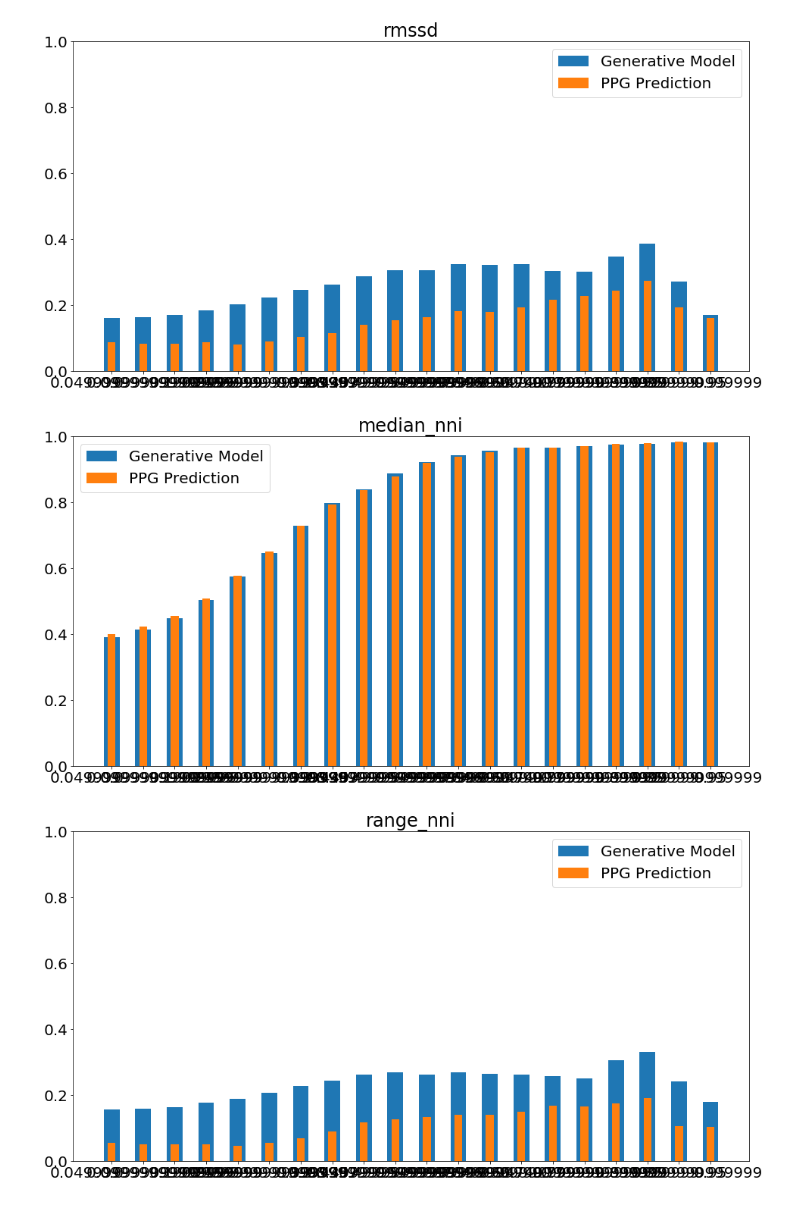
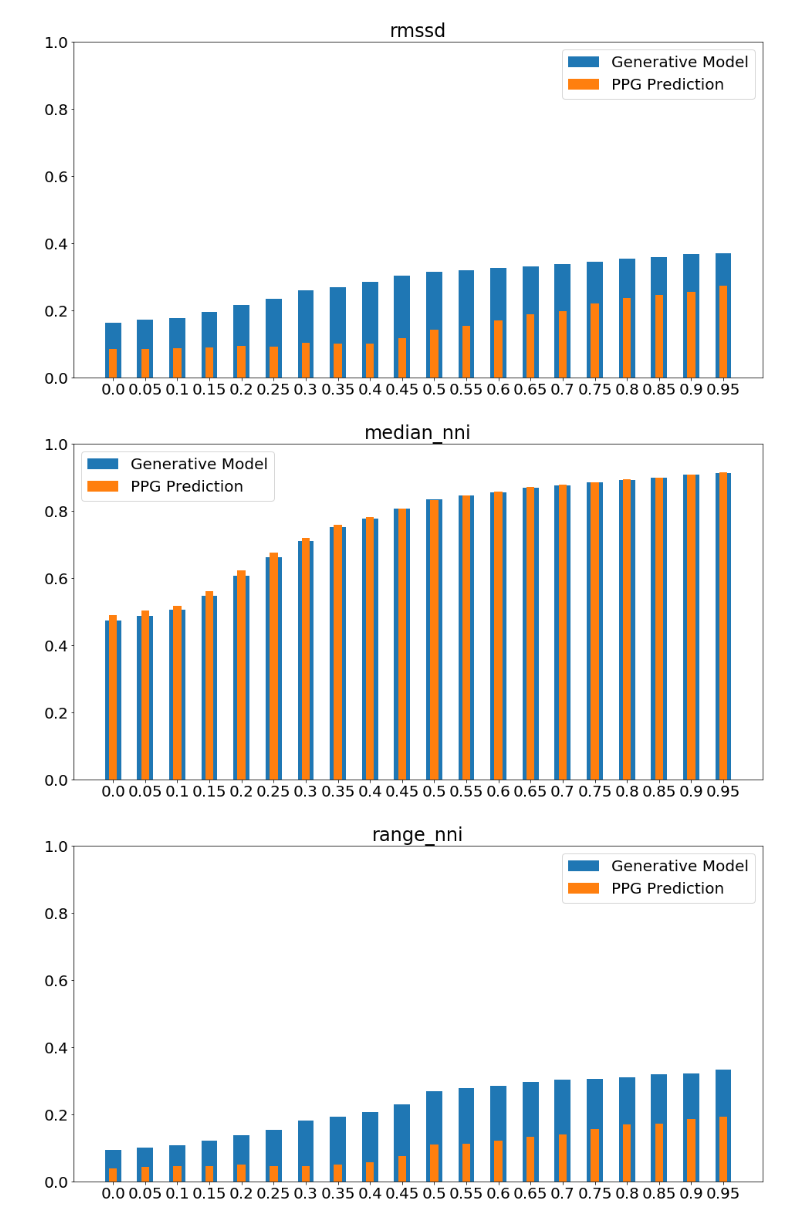
Before and after one commit to aungkonazim/RR-ECG-PPG, a Jupyter notebook: code/parse_all_data_run_autoencoder-weighting.ipynb, the cells around one changed output. Drawn from its saved outputs; the diff is of its cells as text; code cells hidden in the pictures.

```diff
--- a/code/parse_all_data_run_autoencoder-weighting.ipynb
+++ b/code/parse_all_data_run_autoencoder-weighting.ipynb
@@ -294,6 +339,6 @@ for i,a in enumerate(y_pred[:50]):
 #     plt.bar(range(60),y_test[i]*400,.9)
 #     plt.bar(range(60),quals_test[i]*400,.45)
     plt.plot(ecg_test[i],'r')
-    plt.bar(range(60),quals_test[i][:,0]*400)
+    plt.bar(range(60),quals_test[i]*200)
     plt.show()
 # %% [output]
@@ -317,13 +362,14 @@ X[:,1] = y_pred.reshape(-1)
 X[:,2] = ecg_test.reshape(-1)
 X[:,3] = y_test.reshape(-1)
 # %%
-X = X[X[:,0]>-1]
+X = X[X[:,0]>=0]
 X = X[X[:,2]>0]
 X = X[X[:,3]>0]
 X = X[X[:,1]>0]
 # %%
 # plt.hist(X[:,0])
 # y_test = y_test[:,:,0]
+X[:,0] = X[:,0]
 # %%
 l_range = np.arange(0,1,.05)
 x = []
@@ -381,24 +427,29 @@ q = []
 s = 'range_nni'
 for i in range(ecg_test.shape[0]):
     qual_min = quals_test[i].reshape(-1)
+    index = np.where(qual_min>=0)[0]
+#     print(len(np.where(qual_min==-1)[0]))
     qual_min = qual_min[qual_min>-1]
     ecg_min = ecg_test[i].reshape(-1)
     ecg_min = ecg_min[ecg_min>0]
     ecg_min= ecg_min[~np.isnan(ecg_min)]
     ecg_min= ecg_min[~np.isinf(ecg_min)]
+
     y_pred_min = y_pred[i].reshape(-1)
     y_pred_min = y_pred_min[~np.isnan(y_pred_min)]
     y_pred_min = y_pred_min[~np.isinf(y_pred_min)]
+
     y_test_min = y_test[i].reshape(-1)
+    y_test_min = y_test_min[index]
     y_test_min = y_test_min[y_test_min>0]
     y_test_min = y_test_min[~np.isnan(y_test_min)]
     y_test_min = y_test_min[~np.isinf(y_test_min)]
-    if len(ecg_min)<10 or len(y_pred_min)<10 or len(y_test_min)<10:
+    if len(ecg_min)<5 or len(y_pred_min)<5 or len(y_test_min)<5:
         continue
     x.append(np.array(list(get_time_domain_features(y_pred_min).values())))
     y.append(np.array(list(get_time_domain_features(ecg_min).values())))
     z.append(np.array(list(get_time_domain_features(y_test_min).values())))
-    q.append(np.mean(qual_min))
+    q.append(len(np.where(qual_min>.5)[0])/60)
 # %%
 preds,ecgs,fpreds,q = np.array(x),np.array(y),np.array(z),np.array(q)
 # %%
@@ -431,7 +481,7 @@ for j in range(len(feature_col)):
 #         print(len(index))
         if len(index)<10:
             continue
-        x.append(str(i))
+        x.append(str(np.round(100*i)/100))
 #         print(pearsonr(ecgs[index,j],preds[index,j])[0])
         try:
             y.append(get_pearson(ecgs[index,j],preds[index,j]))
@@ -445,6 +495,7 @@ for j in range(len(feature_col)):
         plt.title(feature_col[j])
         plt.ylim([0,1])
         plt.legend()
+#         plt.xticks(rotation=60)
         plt.show()
     except Exception as e:
         continue
@@ -459,3 +510,3 @@ for j in range(len(feature_col)):
-[figure, old version]
+[figure, new version]
-[figure, old version]
+[figure, new version]
-[figure, old version]
+[figure, new version]
```
Also changed, not shown: parts of 24 cells of this notebook, 2 other files.
